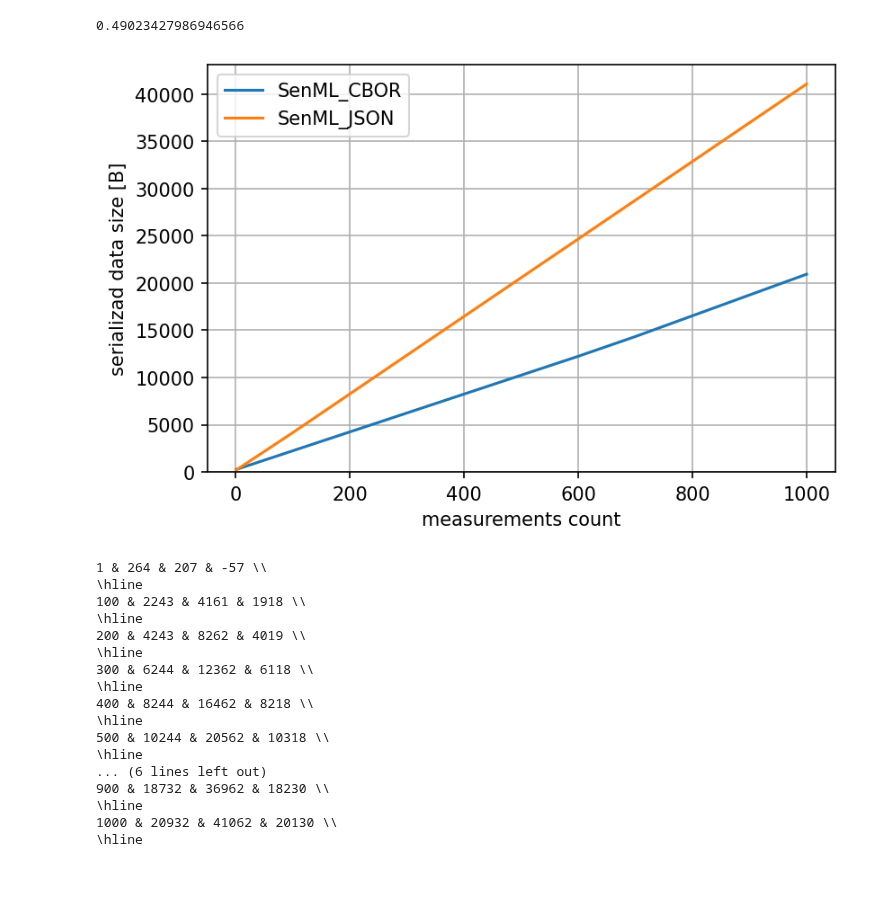
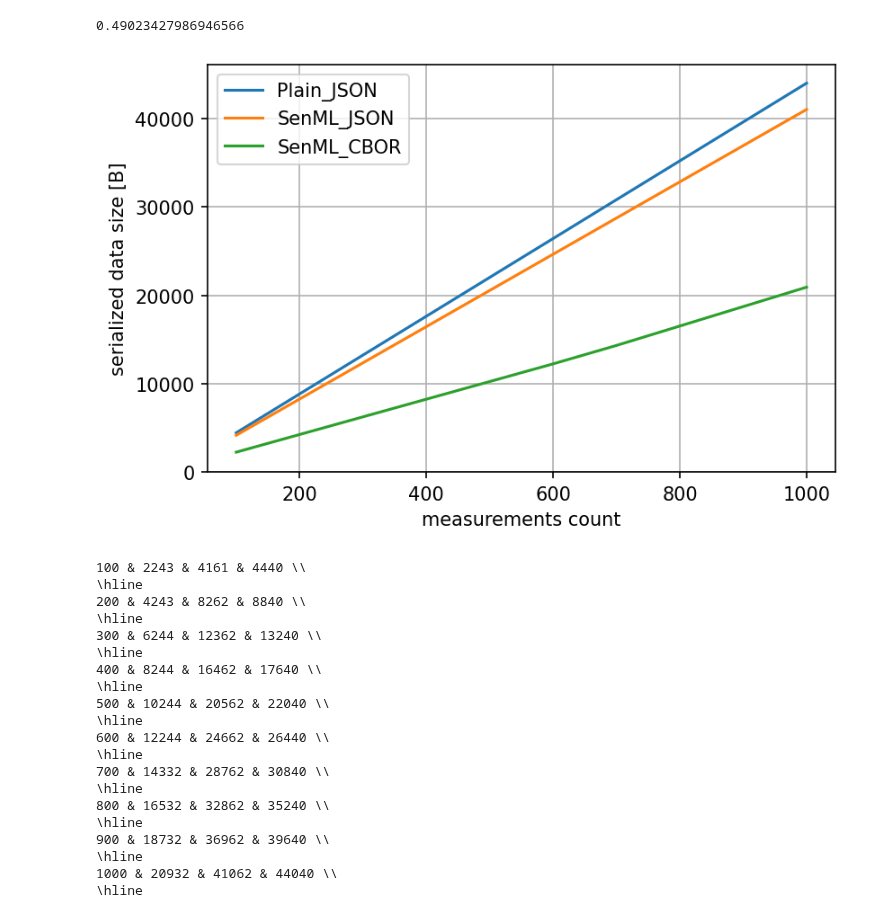
Before and after one commit to piaskowyk/milkyPressor, a Jupyter notebook: sandbox/result_serialization.ipynb, the cells around one changed output. Cells and saved outputs as stored; diff of their text form; code cells hidden in the pictures; blank space fills up the shorter version.

```diff
--- a/sandbox/result_serialization.ipynb
+++ b/sandbox/result_serialization.ipynb
@@ -13,15 +14,33 @@ from src.metric import SimilarityMetricEnum
 plt.rcParams["figure.dpi"] = 150
+# %%
+def json_serialize(measurements, n1, n2, metrics):
+  output = []
+  values = [m.value for m in measurements]
+  timestamps = [m.timestamp for m in measurements]
+  for index, m in enumerate(measurements):
+    output.append({
+      'n': f'{n1}{n2}',
+      'v': values[index],
+      't': timestamps[index],
+    })
+  output.append({
+    'n': f'{n1}{n2}',
+    'v': metrics,
+  })
+  return json.dumps(output)
 # %%
 result = {
   "measurements_count": [],
+  "Plain_JSON": [],
   "SenML_CBOR": [],
   "SenML_JSON": [],
 }
 metrics = [1.23 for _ in range(13)]
-for datasize in [i * 100 for i in range(11)]:
+for datasize in [i * 100 for i in range(1, 11)]:
   if datasize == 0:
     datasize = 1
   dataset = [Measurement(100.123, 100 * i) for i in range(datasize)]
+  result["Plain_JSON"].append(getsizeof(json_serialize(dataset, '/72/', '1/2', metrics)))
   result["SenML_CBOR"].append(getsizeof(SenMLCBORSerializer.serialize(dataset, '/72/', '1/2', metrics)))
   result["SenML_JSON"].append(getsizeof(SenMLJSONSerializer.serialize(dataset, '/72/', '1/2', metrics)))
   result["measurements_count"].append(datasize)
@@ -30,40 +60,46 @@ df = pd.DataFrame.from_dict(result)
 # %%
-ax = df.plot(x='measurements_count', y=['SenML_CBOR', 'SenML_JSON'], grid=True, ylim=0)
+ax = df.plot(x='measurements_count', y=['Plain_JSON', 'SenML_JSON', 'SenML_CBOR'], grid=True, ylim=0)
 ax.set_xlabel("measurements count")
-ax.set_ylabel("serializad data size [B]")
+ax.set_ylabel("serialized data size [B]")
 result
-print((result['SenML_JSON'][10] - result['SenML_CBOR'][10]) / result['SenML_JSON'][10])
+print((result['SenML_JSON'][9] - result['SenML_CBOR'][9]) / result['SenML_JSON'][9])
 # %% [output]
 0.49023427986946566
-[figure, old version]
+[figure, new version]
 # %%
 for index, row in df[[
   'measurements_count',
   'SenML_CBOR',
   'SenML_JSON',
+  'Plain_JSON',
 ]].iterrows():
   measurements_count = int(row[0])
   SenML_CBOR = int(row[1])
   SenML_JSON = int(row[2])
-  diff = SenML_JSON - SenML_CBOR
+  Plain_JSON = int(row[3])
+  diff1 = Plain_JSON - SenML_CBOR
+  diff2 = Plain_JSON - SenML_JSON
 
-  print(f'{measurements_count} & {SenML_CBOR} & {SenML_JSON} & {diff} \\\\')
+  print(f'{measurements_count} & {SenML_CBOR} & {SenML_JSON} & {Plain_JSON} \\\\')
   print('\hline')
 # %% [output]
-1 & 264 & 207 & -57 \\
+100 & 2243 & 4161 & 4440 \\
 \hline
-100 & 2243 & 4161 & 1918 \\
+200 & 4243 & 8262 & 8840 \\
 \hline
-200 & 4243 & 8262 & 4019 \\
+300 & 6244 & 12362 & 13240 \\
 \hline
-300 & 6244 & 12362 & 6118 \\
+400 & 8244 & 16462 & 17640 \\
 \hline
-400 & 8244 & 16462 & 8218 \\
+500 & 10244 & 20562 & 22040 \\
 \hline
-500 & 10244 & 20562 & 10318 \\
+600 & 12244 & 24662 & 26440 \\
 \hline
-... (6 lines left out)
-900 & 18732 & 36962 & 18230 \\
+700 & 14332 & 28762 & 30840 \\
 \hline
-1000 & 20932 & 41062 & 20130 \\
+800 & 16532 & 32862 & 35240 \\
 \hline
+900 & 18732 & 36962 & 39640 \\
+\hline
+1000 & 20932 & 41062 & 44040 \\
+\hline
```
Also changed, not shown: parts of 2 cells of this notebook, 46 other files.
